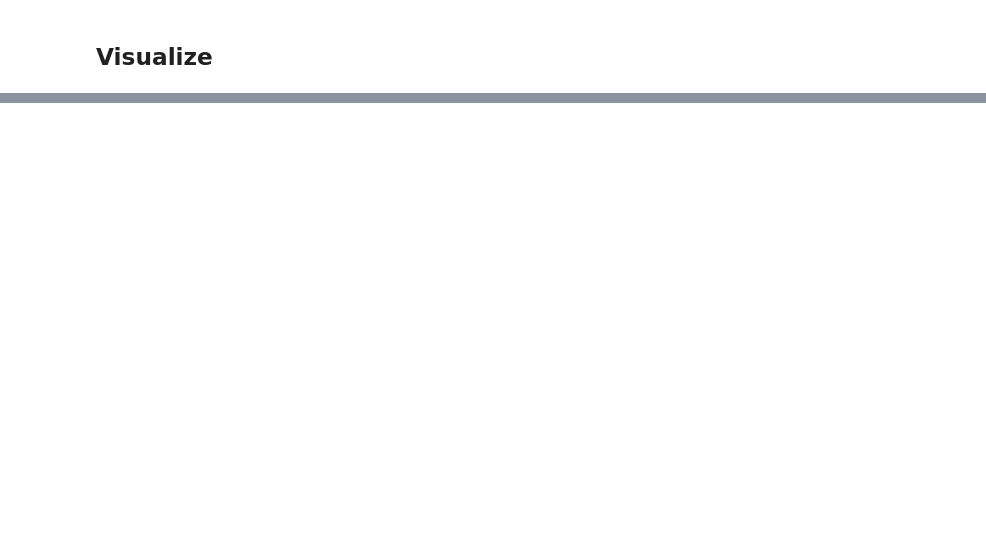
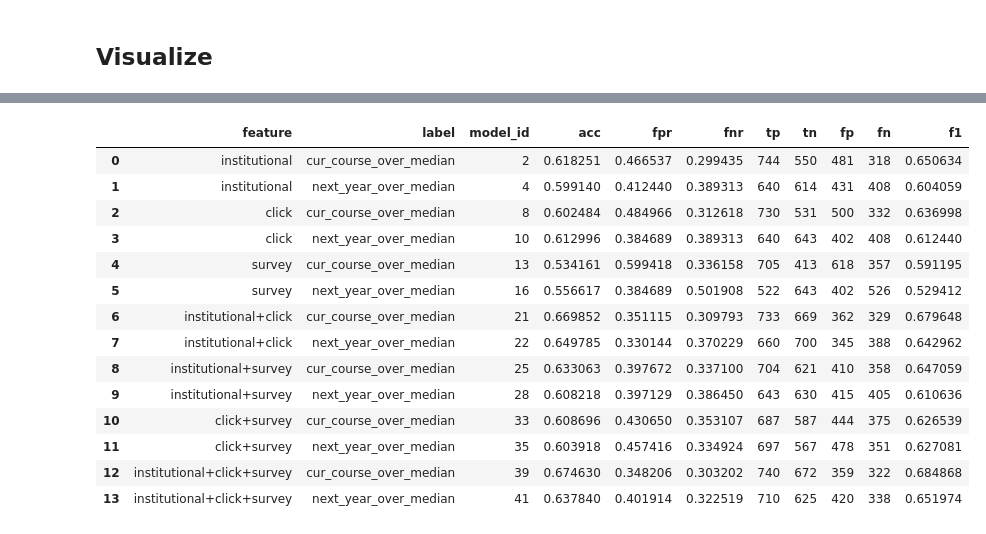
Before and after one commit to renzheyu/Meta-IVLE, a Jupyter notebook: run-pipeline.ipynb, the cells around one changed output, grey strips where cells are left out. Saved outputs shown, nothing was run; the diff lists cells and outputs as text; code cells hidden in the pictures; blank space fills up the shorter version.

```diff
--- a/run-pipeline.ipynb
+++ b/run-pipeline.ipynb
@@ -41,0 +51,6 @@ visualize_results.run(os.path.join(ROOT_DIR, 'data/04_Results'), os.path.join(RO
+# %%
+with pd.HDFStore(os.path.join(os.path.join(ROOT_DIR, 'data/04_Results'), 'result.h5')) as hdf_result:
+    model_info = hdf_result['model_info']
+    pred_score = hdf_result['pred_score']
+    pred_bias = hdf_result['pred_bias']
+    best_score = hdf_result['best_pred_score']
@@ -41,0 +59,2 @@ visualize_results.run(os.path.join(ROOT_DIR, 'data/04_Results'), os.path.join(RO
+# %%
+a = best_score.merge(pred_score, how='left')
@@ -41,0 +120,18 @@ visualize_results.run(os.path.join(ROOT_DIR, 'data/04_Results'), os.path.join(RO
+# %%
+a
+# %% [output]
+|  | feature | label | model_id | acc | fpr | fnr | tp | tn | fp | fn | f1 |
+| 0 | institutional | cur_course_over_median | 2 | 0.618251 | 0.466537 | 0.299435 | 744 | 550 | 481 | 318 | 0.650634 |
+| 1 | institutional | next_year_over_median | 4 | 0.599140 | 0.412440 | 0.389313 | 640 | 614 | 431 | 408 | 0.604059 |
+| 2 | click | cur_course_over_median | 8 | 0.602484 | 0.484966 | 0.312618 | 730 | 531 | 500 | 332 | 0.636998 |
+| 3 | click | next_year_over_median | 10 | 0.612996 | 0.384689 | 0.389313 | 640 | 643 | 402 | 408 | 0.612440 |
+| 4 | survey | cur_course_over_median | 13 | 0.534161 | 0.599418 | 0.336158 | 705 | 413 | 618 | 357 | 0.591195 |
+| 5 | survey | next_year_over_median | 16 | 0.556617 | 0.384689 | 0.501908 | 522 | 643 | 402 | 526 | 0.529412 |
+| 6 | institutional+click | cur_course_over_median | 21 | 0.669852 | 0.351115 | 0.309793 | 733 | 669 | 362 | 329 | 0.679648 |
+| 7 | institutional+click | next_year_over_median | 22 | 0.649785 | 0.330144 | 0.370229 | 660 | 700 | 345 | 388 | 0.642962 |
+| 8 | institutional+survey | cur_course_over_median | 25 | 0.633063 | 0.397672 | 0.337100 | 704 | 621 | 410 | 358 | 0.647059 |
+| 9 | institutional+survey | next_year_over_median | 28 | 0.608218 | 0.397129 | 0.386450 | 643 | 630 | 415 | 405 | 0.610636 |
+| 10 | click+survey | cur_course_over_median | 33 | 0.608696 | 0.430650 | 0.353107 | 687 | 587 | 444 | 375 | 0.626539 |
+| 11 | click+survey | next_year_over_median | 35 | 0.603918 | 0.457416 | 0.334924 | 697 | 567 | 478 | 351 | 0.627081 |
+| 12 | institutional+click+survey | cur_course_over_median | 39 | 0.674630 | 0.348206 | 0.303202 | 740 | 672 | 359 | 322 | 0.684868 |
+| 13 | institutional+click+survey | next_year_over_median | 41 | 0.637840 | 0.401914 | 0.322519 | 710 | 625 | 420 | 338 | 0.651974 |
```
Also changed, not shown: parts of 6 cells of this notebook, 1 other file.
